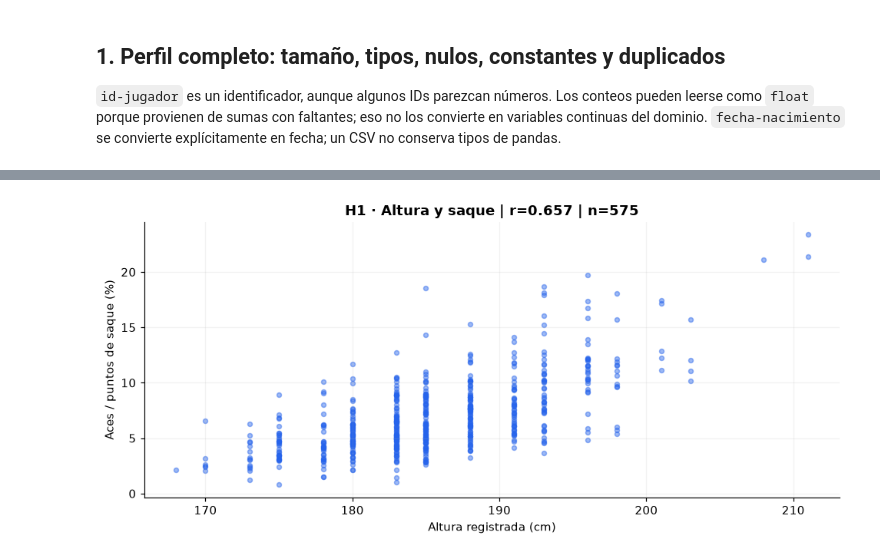
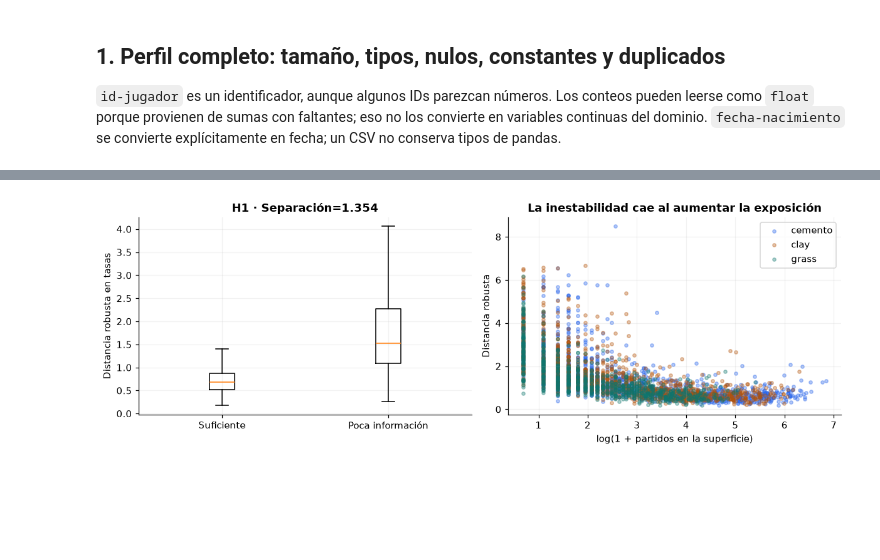
Before and after one commit to Rami195/ATP, a Jupyter notebook: entrega2/EDA_ATP_Entrega2.ipynb, the cells around one changed output, grey strips where cells are left out. Drawn from its saved outputs; the diff is of its cells as text; code cells hidden in the pictures; blank space fills up the shorter version.

```diff
--- a/entrega2/EDA_ATP_Entrega2.ipynb
+++ b/entrega2/EDA_ATP_Entrega2.ipynb
@@ -33,6 +30,6 @@ mejoras predictivas. La comparación entre modelos corresponde a Entrega 3.
 # %%
 from pathlib import Path
-import hashlib, json, platform, importlib.metadata
+import hashlib
 import numpy as np
 import pandas as pd
 import matplotlib.pyplot as plt
@@ -73,7 +70,7 @@ def grafico(nombre):
 # Divide solamente cuando el denominador es positivo.
 def division(n, d): return n / d.where(d > 0)
 
-df_csv = pd.read_csv(RUTAS['jugadores'], dtype={'id-jugador': 'string'})
+df_csv = pd.read_csv(RUTAS['jugadores'], dtype={'id-jugador': 'string'}, low_memory=False)
 df = df_csv.copy()
 df['fecha-nacimiento'] = pd.to_datetime(df['fecha-nacimiento'], errors='coerce')
 for c in ['mano-dominante', 'tipo-reves', 'pais']:
@@ -83,7 +80,10 @@ partidos['fecha'] = pd.to_datetime(partidos['fecha'], errors='coerce')
 partidos['anio'] = partidos['fecha'].dt.year
 assert df['id-jugador'].notna().all() and df['id-jugador'].is_unique
 assert partidos['id_partido'].is_unique
+n_challenger = int(partidos.tourney_level.astype(str).eq('C').sum())
+n_qualy = int(partidos['round'].astype(str).str.fullmatch(r'Q[1-4]').sum())
 texto(f'**Datos locales:** {len(df):,} jugadores × {df.shape[1]} columnas; '
       f'{len(partidos):,} partidos × {partidos.shape[1]} columnas. '
-      f'Fechas: {partidos.fecha.min():%Y-%m-%d} a {partidos.fecha.max():%Y-%m-%d}.')
+      f'Fechas: {partidos.fecha.min():%Y-%m-%d} a {partidos.fecha.max():%Y-%m-%d}.  '
+      f'Filas Challenger detectadas: {n_challenger:,}; rondas Qualifying detectadas: {n_qualy:,}.')
 # %% [output]
@@ -541,20 +645,46 @@ Casos con >=20 participaciones, >=500 puntos y cobertura de aces >=80%.
 # %%
-h1m=dominio.dropna(subset=['altura','tasa_aces'])
-h1=asociacion(h1m.altura,h1m.tasa_aces)
-fig,ax=plt.subplots()
-ax.scatter(h1m.altura,h1m.tasa_aces*100,s=15,alpha=.45,color=AZUL)
-ax.set(xlabel='Altura registrada (cm)',ylabel='Aces / puntos de saque (%)',
-       title=f"H1 · Altura y saque | r={h1['pearson']:.3f} | n={h1['n']}")
-grafico('H1_altura_aces')
-z1=zona(h1['pearson'],'correlacion')
-estado1='confirmada' if z1=='verde' and h1['pearson']>0 else 'refutada' if z1=='rojo' or h1['pearson']<0 else 'inconclusa'
-ficha('H1','Dominio','Los jugadores más altos presentan una tasa de aces fuertemente mayor.',
-    'Nube ascendente y Pearson >0,6; el total de aces no se usa porque mezcla estilo y duración de carrera.',
-    'Asociación: Pearson principal, Spearman y brecha complementarios. Dispersión H1_altura_aces.png.',
-    f"n={h1['n']}; Pearson={h1['pearson']:.4f} ({z1}); Spearman={h1['spearman']:.4f}; brecha={h1['brecha']:.4f} ({zona(h1['brecha'],'brecha')}). {estado1.upper()} respecto de una asociación fuerte.",
-    '0 movimientos. Se conserva la población prefijada; si es amarillo queda abierto sin buscar recortes que eleven r.',
-    'Altura y tasa de aces se describen conjuntamente. La tasa entra como rasgo técnico candidato; altura como contexto. '
-    'La asociación no demuestra que la altura cause aces ni que prediga por sí sola al ganador.',
-    h1['pearson'],'correlacion',estado1,h1['n'])
+variables_estilo = list(RATIOS)
+h1m = perfiles_superficie.dropna(subset=variables_estilo).copy()
+h1m['distancia_robusta'] = np.nan
+for nombre_superficie, indices in h1m.groupby('superficie').groups.items():
+    grupo = h1m.loc[indices]
+    referencia = grupo.loc[grupo.informacion_suficiente, variables_estilo]
+    centro = referencia.median()
+    iqr = (referencia.quantile(.75) - referencia.quantile(.25)).replace(0, np.nan)
+    h1m.loc[indices, 'distancia_robusta'] = np.sqrt(
+        (((grupo[variables_estilo] - centro) / iqr) ** 2).mean(axis=1)
+    )
+
+dist_baja = h1m.loc[~h1m.informacion_suficiente, 'distancia_robusta']
+dist_suf = h1m.loc[h1m.informacion_suficiente, 'distancia_robusta']
+h1_sep = separacion(dist_baja, dist_suf)
+h1m['outlier'] = h1m.groupby('superficie').distancia_robusta.transform(
+    lambda x: x.ge(x.quantile(.95)))
+prop_baja_global = (~h1m.informacion_suficiente).mean()
+prop_baja_outlier = (~h1m.loc[h1m.outlier, 'informacion_suficiente']).mean()
+
+fig, axes = plt.subplots(1,2,figsize=(11,3.8))
+axes[0].boxplot([dist_suf, dist_baja], tick_labels=['Suficiente','Poca información'], showfliers=False)
+axes[0].set(ylabel='Distancia robusta en tasas',title=f'H1 · Separación={h1_sep:.3f}')
+colores_superficie={'cemento':AZUL,'clay':'#b45309','grass':VERDE}
+for nombre_superficie, grupo in h1m.groupby('superficie'):
+    axes[1].scatter(np.log1p(grupo.partidos),grupo.distancia_robusta,s=12,alpha=.35,
+                    color=colores_superficie[nombre_superficie],label=nombre_superficie)
+axes[1].set(xlabel='log(1 + partidos en la superficie)',ylabel='Distancia robusta',
+            title='La inestabilidad cae al aumentar la exposición')
+axes[1].legend()
+grafico('H1_informacion_outliers_superficie')
+
+z1 = zona(h1_sep,'separacion')
+estado1 = 'confirmada' if z1=='verde' else 'refutada' if z1=='rojo' else 'inconclusa'
+ficha('H1','Calidad jugador–superficie',
+    'La información insuficiente produce perfiles extremos que pueden convertirse en estilos falsos.',
+    'Separación >0,8 y sobrerrepresentación de baja información entre el 5% más distante de cada superficie.',
+    'Separación de distancia robusta y proporción entre outliers; H1_informacion_outliers_superficie.png.',
+    f'n={len(h1m)} perfiles; separación={h1_sep:.4f} ({z1}); baja información global={prop_baja_global:.1%}; '
+    f'entre outliers={prop_baja_outlier:.1%} (n={h1m.outlier.sum()}). {estado1.upper()}.',
+    '0 movimientos: la medida inicial llega a verde y la regla exige detenerse.',
+    'Aprender clusters sólo con perfiles de >=20 partidos y >=80% de cobertura. Los demás quedan sin estilo asignado, no se borran del Silver.',
+    h1_sep,'separacion',estado1,len(h1m))
 # %% [output]
-[figure, old version]
+[figure, new version]
```
Also changed, not shown: parts of 26 cells of this notebook, 5 other files.
